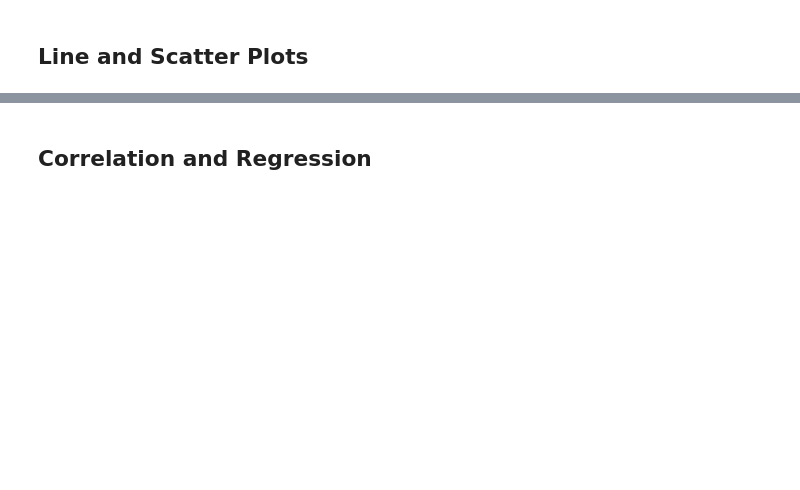
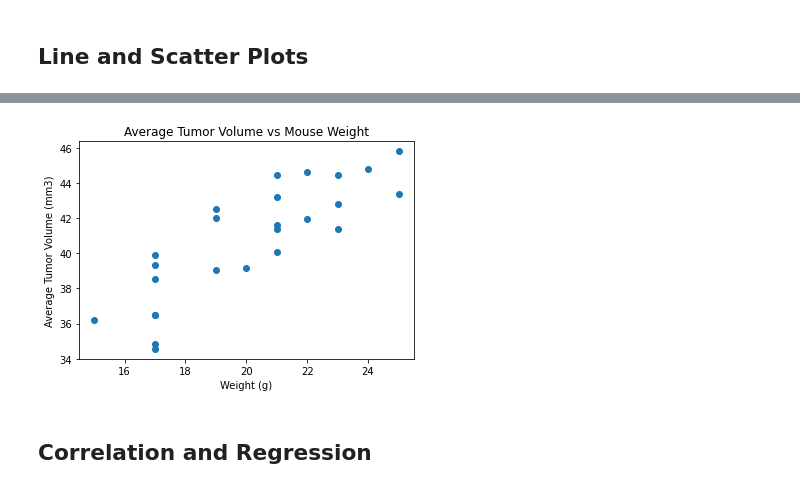
Before and after one commit to j-eikens/matplotlib-challenge, a Jupyter notebook: Pymaceuticals/pymaceuticals_starter.ipynb, the cells around one changed output, grey strips where cells are left out. Drawn from its saved outputs; the diff is of its cells as text; code cells hidden in the pictures; blank space fills up the shorter version.

Commit message:
complete, but needs review

```diff
--- a/Pymaceuticals/pymaceuticals_starter.ipynb
+++ b/Pymaceuticals/pymaceuticals_starter.ipynb
@@ -436,20 +290,19 @@ plt.show()
 # %%
-#need axis labels
-
 # Generate a scatter plot of average tumor volume vs. mouse weight for the Capomulin regimen
 capomulin = clean_df.loc[clean_df['Drug Regimen'] == 'Capomulin']
 mouse_group = capomulin.groupby(['Mouse ID'])
 
 y_axis = mouse_group['Tumor Volume (mm3)'].mean()
 x_axis = mouse_group['Weight (g)'].mean()
 
 plt.scatter(x_axis, y_axis)
-plt.ylabel = ('Average Tumor Volume (mm3)')
-plt.xlabel = ('Weight (g)')
-plt.title = ('Average Tumor Volume (mm3) vs Mouse Weight')
-
+plt.ylabel('Average Tumor Volume (mm3)')
+plt.xlabel('Weight (g)')
+plt.title('Average Tumor Volume vs Mouse Weight')
 
 plt.show()
+# %% [output]
+[figure, added]
 # %% [markdown]
 ## Correlation and Regression
 # %%
```
Also changed, not shown: parts of 23 cells of this notebook.
